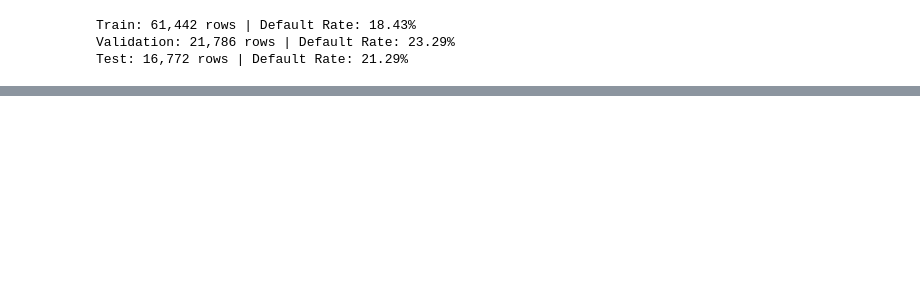
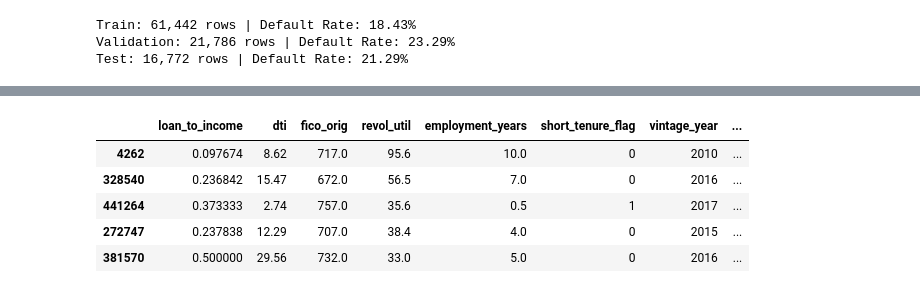
Before and after one commit to MIJUMBO/consumer-credit-risk-modelling, a Jupyter notebook: notebooks/03_feature_engineering_preprocessing.ipynb, the cells around one changed output, grey strips where cells are left out. Drawn from its saved outputs; the diff is of its cells as text; code cells hidden in the pictures; blank space fills up the shorter version.

Commit message:
Update: Credit Risk Modelling

```diff
--- a/notebooks/03_feature_engineering_preprocessing.ipynb
+++ b/notebooks/03_feature_engineering_preprocessing.ipynb
@@ -13,16 +13,12 @@ print(f'imports successful')
 # %% [output]
 imports successful
 # %%
-# Load the feature whitelist data preparation and EDA
+# Feature whitelist from data preparation / EDA
 with open('../data/processed/consistent_features.json') as f:
     cfg = json.load(f)
 CONSISTENT_FEATURES = cfg['consistent_features']
-MODEL_EXCLUDED = cfg['model_excluded']
-LEAKAGE_COLUMNS = cfg['leakage_columns']
+MODEL_EXCLUDED      = cfg['model_excluded']     # grade, sub_grade, int_rate
+LEAKAGE_COLUMNS     = cfg['leakage_columns']
 
-df = pd.read_parquet('../data/processed/loans_dev_100k.parquet')
-df['issue_d_parsed'] = pd.to_datetime(df['issue_d'], format='%b-%Y', errors='coerce')
-df['issue_year']   = df['issue_d_parsed'].dt.year
-df['issue_quarter'] = df['issue_d_parsed'].dt.quarter
-print(f'Loaded dev sample: {df.shape}')
+print(f'successful')
 # %% [output]
@@ -110,0 +77,4 @@ Features engineered.
+# %%
+# Call engineer function on 100k dev sample
+df = engineer(pd.read_parquet(f'../data/processed/loans_dev_100k.parquet'))
+print(f'Engineered dev sample: {df.shape}')
@@ -111,25 +86,13 @@ Features engineered.
 # %%
-# All features — raw passthroughs, engineered bands, and vintage cohort identifiers.
-# vintage_year and vintage_quarter approved via ANALYST_OVERRIDES in data_preparation.
-PASSTHROUGH = {'loan_amnt', 'annual_inc', 'home_ownership'}
-
 FEATURE_LIST = [
-    'loan_to_income', 'dti_band', 'fico_band', 'credit_util_band',
+    'loan_to_income', 'dti', 'fico_orig', 'revol_util',
     'employment_years', 'short_tenure_flag', 'vintage_year', 'vintage_quarter',
     'open_acc_band', 'delinq_flag', 'pub_rec_flag', 'purpose_risk_tier',
-    'loan_amnt', 'annual_inc', 'home_ownership',
+    'loan_amnt', 'log_annual_inc', 'home_ownership',
 ]
+# Safety: keep only columns actually engineered into df
+FEATURE_LIST = [f for f in FEATURE_LIST if f in df.columns]
 
-# Retain only features that exist in df and whose passthroughs are approved
-FEATURE_LIST = [
-    f for f in FEATURE_LIST
-    if f in df.columns
-    and (f not in PASSTHROUGH or f in CONSISTENT_FEATURES)
-]
-
-print('CONSISTENT_FEATURES audit PASSED')
-print()
 print(f'Final feature count: {len(FEATURE_LIST)}')
-print()
 print(FEATURE_LIST)
 # %% [output]
@@ -278,0 +270,10 @@ Feature list: ['loan_to_income', 'dti_band', 'fico_band', 'credit_util_band', 'e
+# %%
+# Preview a random sample of engineered production features
+pd.read_parquet('../data/processed/loans_prod_engineered.parquet')[FEATURE_LIST].sample(5).head()
+# %% [output]
+|  | loan_to_income | dti | fico_orig | revol_util | employment_years | short_tenure_flag | vintage_year | ... |
+| 4262 | 0.097674 | 8.62 | 717.0 | 95.6 | 10.0 | 0 | 2010 | ... |
+| 328540 | 0.236842 | 15.47 | 672.0 | 56.5 | 7.0 | 0 | 2016 | ... |
+| 441264 | 0.373333 | 2.74 | 757.0 | 35.6 | 0.5 | 1 | 2017 | ... |
+| 272747 | 0.237838 | 12.29 | 707.0 | 38.4 | 4.0 | 0 | 2015 | ... |
+| 381570 | 0.500000 | 29.56 | 732.0 | 33.0 | 5.0 | 0 | 2016 | ... |
```
Also changed, not shown: parts of 27 cells of this notebook, 12 other files.
